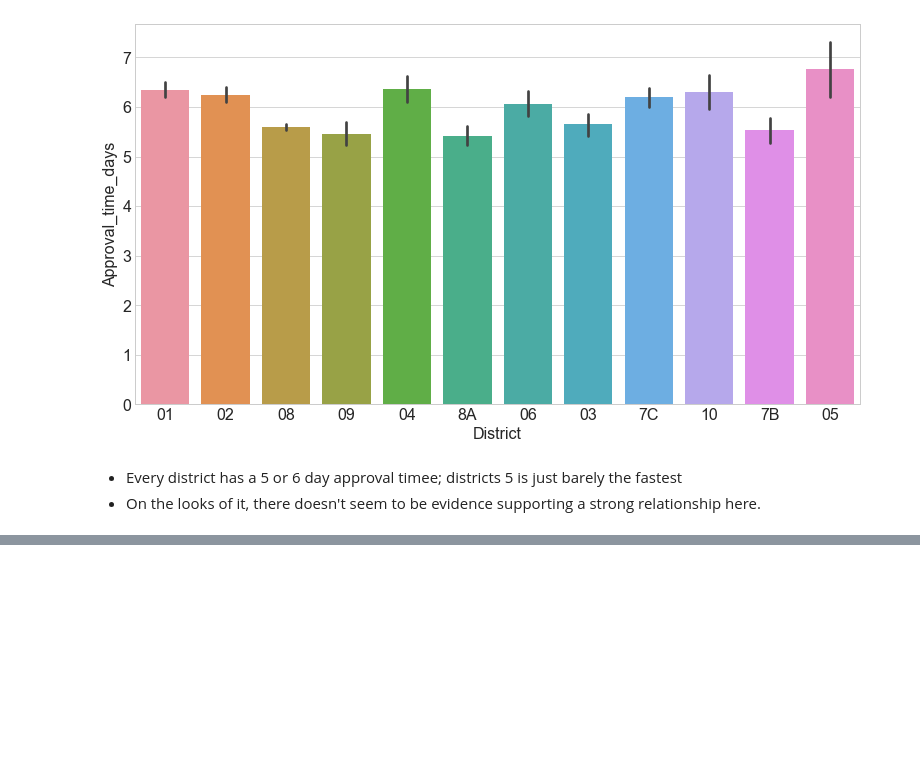
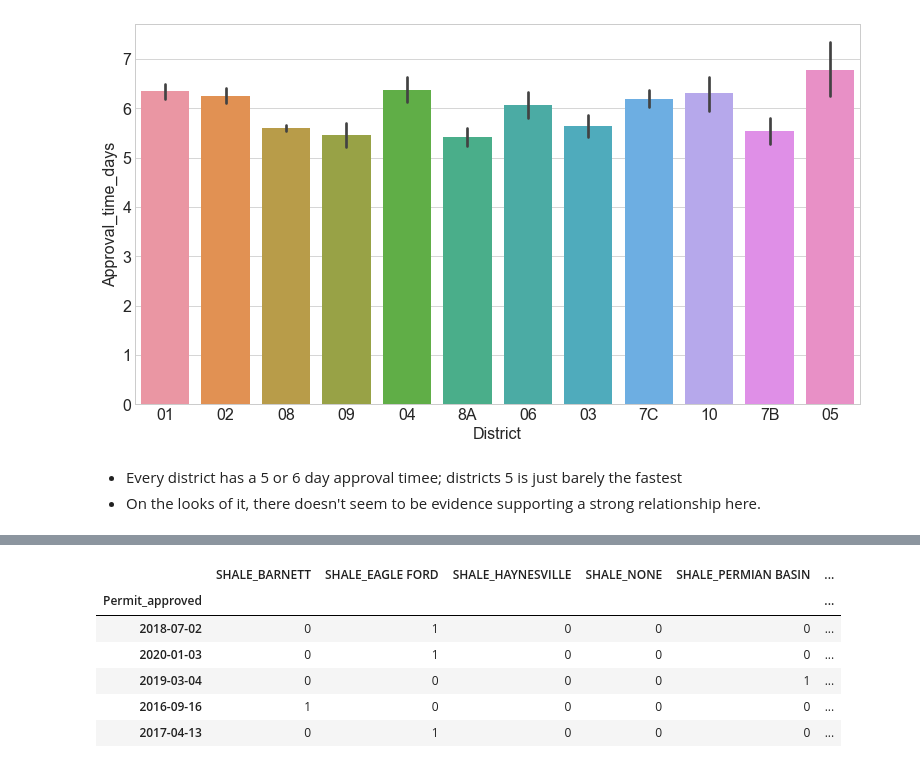
Before and after one commit to brianclements03/Individual_Project, a Jupyter notebook: EXPLORE.ipynb, the cells around one changed output, grey strips where cells are left out. Cells and saved outputs as stored; diff of their text form; code cells hidden in the pictures; blank space fills up the shorter version.

```diff
--- a/EXPLORE.ipynb
+++ b/EXPLORE.ipynb
@@ -970,0 +1065,15 @@ sns.barplot(data=train,x='District',y='Approval_time_days')
+# %%
+X_train_model = X_train_scaled.drop(columns = ['Status_Date', 'Status', 'API_NO.', 'Operator_Name_Number',
+       'Lease_Name', 'Well', 'District', 'County', 'Wellbore_Profile',
+       'Filing_Purpose', 'Amend', 'Current_Queue', 'Permit_submitted', 'SHALE',
+       'Depth_bin'])
+# %%
+X_train_model.head()
+# %% [output]
+|  | SHALE_BARNETT | SHALE_EAGLE FORD | SHALE_HAYNESVILLE | SHALE_NONE | SHALE_PERMIAN BASIN | ... |
+| Permit_approved |  |  |  |  |  | ... |
+| 2018-07-02 | 0 | 1 | 0 | 0 | 0 | ... |
+| 2020-01-03 | 0 | 1 | 0 | 0 | 0 | ... |
+| 2019-03-04 | 0 | 0 | 0 | 0 | 1 | ... |
+| 2016-09-16 | 1 | 0 | 0 | 0 | 0 | ... |
+| 2017-04-13 | 0 | 1 | 0 | 0 | 0 | ... |
```
Also changed, not shown: parts of 50 cells of this notebook, 6 other files.
